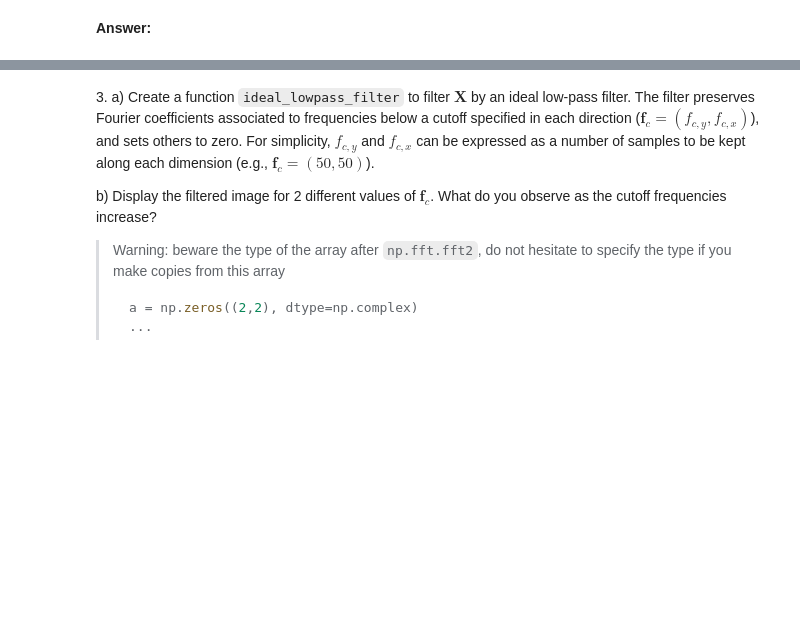
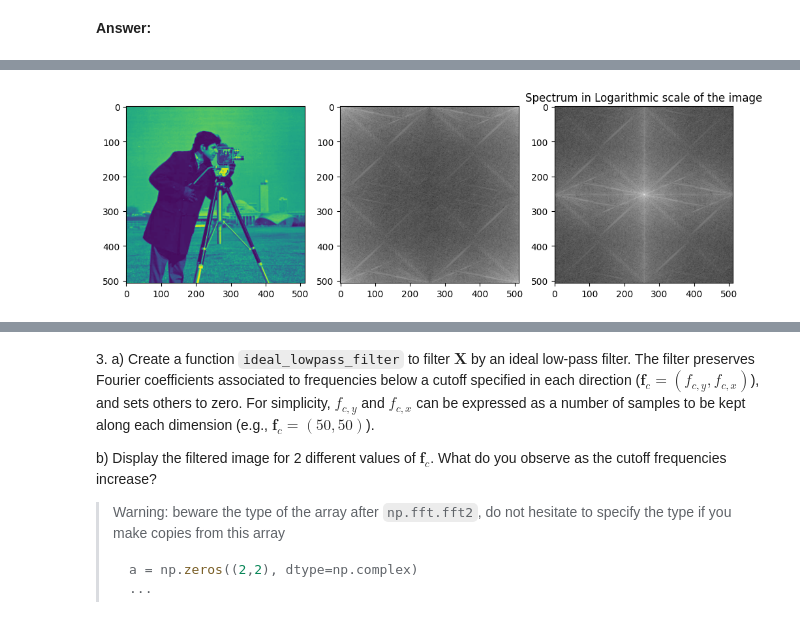
Before and after one commit to Cbonvieuxziz/python_sdia, a Jupyter notebook: Labs/Lab3/lab3.ipynb, the cells around one changed output, grey strips where cells are left out. Drawn from its saved outputs; the diff is of its cells as text; code cells hidden in the pictures; blank space fills up the shorter version.

Commit message:
Add plot and answer lab3

```diff
--- a/Labs/Lab3/lab3.ipynb
+++ b/Labs/Lab3/lab3.ipynb
@@ -315,20 +314,25 @@ def plot_img_log(image : Image):
     '''
 
     # Initialization of the plot
-    fig, axes = plt.subplots(1, 2, figsize=(8, 4))
+    fig, axes = plt.subplots(1, 3, figsize=(12, 4))
 
     # Image -> np.array
     X = np.array(image)
 
     # 2D discrete Fourier transform
     X_fourier = np.fft.fft2(X)
-    spectrum = np.abs(X_fourier) ** 2
+
+    # Spectrum of the image
+    spectrum = np.abs(X_fourier)
+
+    # Shifted spectrum of the image
+    shifted_spectrum = np.fft.fftshift(spectrum)
 
     # Plot result
-    log_spectrum = np.log10(spectrum + 1) # We do not want log(0)
+    log_spectrum = np.log10(spectrum + 1)                   # Add 1 to avoid log(0)
+    log_shifted_spectrum = np.log10(shifted_spectrum + 1)   # Same
     axes[0].imshow(image)
     axes[1].imshow(log_spectrum, cmap='gray')
+    axes[2].imshow(log_shifted_spectrum, cmap='gray')
     plt.title('Spectrum in Logarithmic scale of the image')
     plt.show()
-
-plot_img_log(images[0])
@@ -336,0 +343,4 @@ plot_img_log(images[0])
+# %%
+plot_img_log(images[1])
+# %% [output]
+[figure, added]
```
Also changed, not shown: parts of 8 cells of this notebook.
